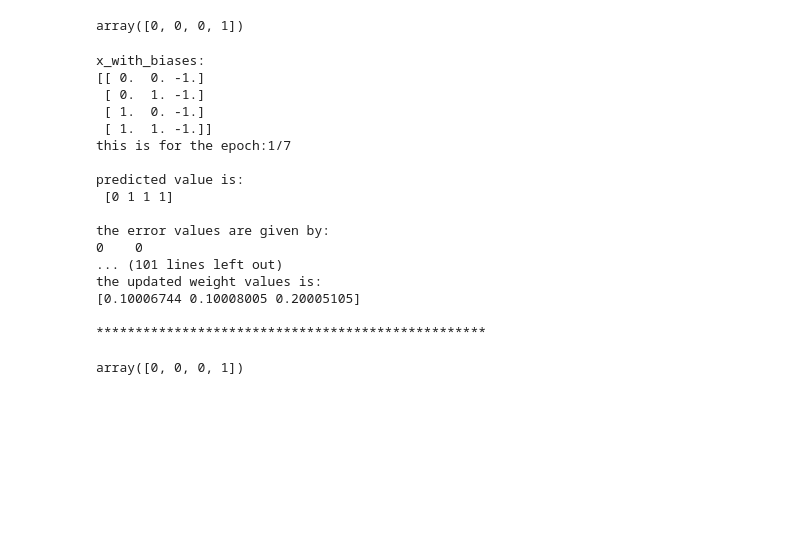
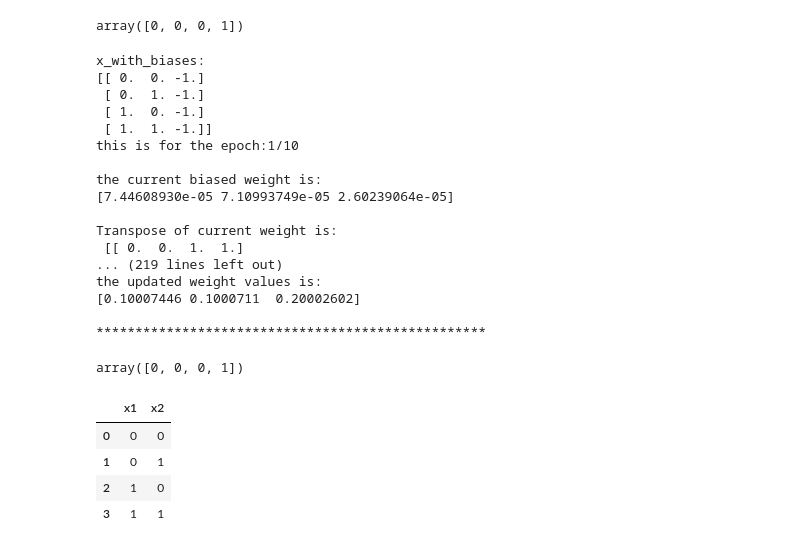
Before and after one commit to pandeykamal6/MLOPS, a Jupyter notebook: Perceptron Implementation.ipynb, the cells around one changed output. Cells and saved outputs as stored; diff of their text form; code cells hidden in the pictures; blank space fills up the shorter version.

```diff
--- a/Perceptron Implementation.ipynb
+++ b/Perceptron Implementation.ipynb
@@ -94,7 +98,7 @@ or_gate.predict(x)
 # %% [output]
 array([0, 0, 0, 1])
 # %%
-epoch=7
+epoch=10
 eta=0.1
 or_gate=Perceptron1(epoch=epoch,eta=eta)
 or_gate.fit(x,y)
@@ -104,19 +108,27 @@ x_with_biases:
  [ 0.  1. -1.]
  [ 1.  0. -1.]
  [ 1.  1. -1.]]
-this is for the epoch:1/7
+this is for the epoch:1/10
 
-predicted value is:
- [0 1 1 1]
+the current biased weight is:
+[7.44608930e-05 7.10993749e-05 2.60239064e-05]
 
-the error values are given by:
-0    0
-... (101 lines left out)
+Transpose of current weight is:
+ [[ 0.  0.  1.  1.]
+... (219 lines left out)
 the updated weight values is:
-[0.10006744 0.10008005 0.20005105]
+[0.10007446 0.1000711  0.20002602]
 
 **************************************************
 # %%
 or_gate.predict(x)
 # %% [output]
 array([0, 0, 0, 1])
+# %%
+x
+# %% [output]
+|  | x1 | x2 |
+| 0 | 0 | 0 |
+| 1 | 0 | 1 |
+| 2 | 1 | 0 |
+| 3 | 1 | 1 |
```
Also changed, not shown: parts of 30 cells of this notebook.
